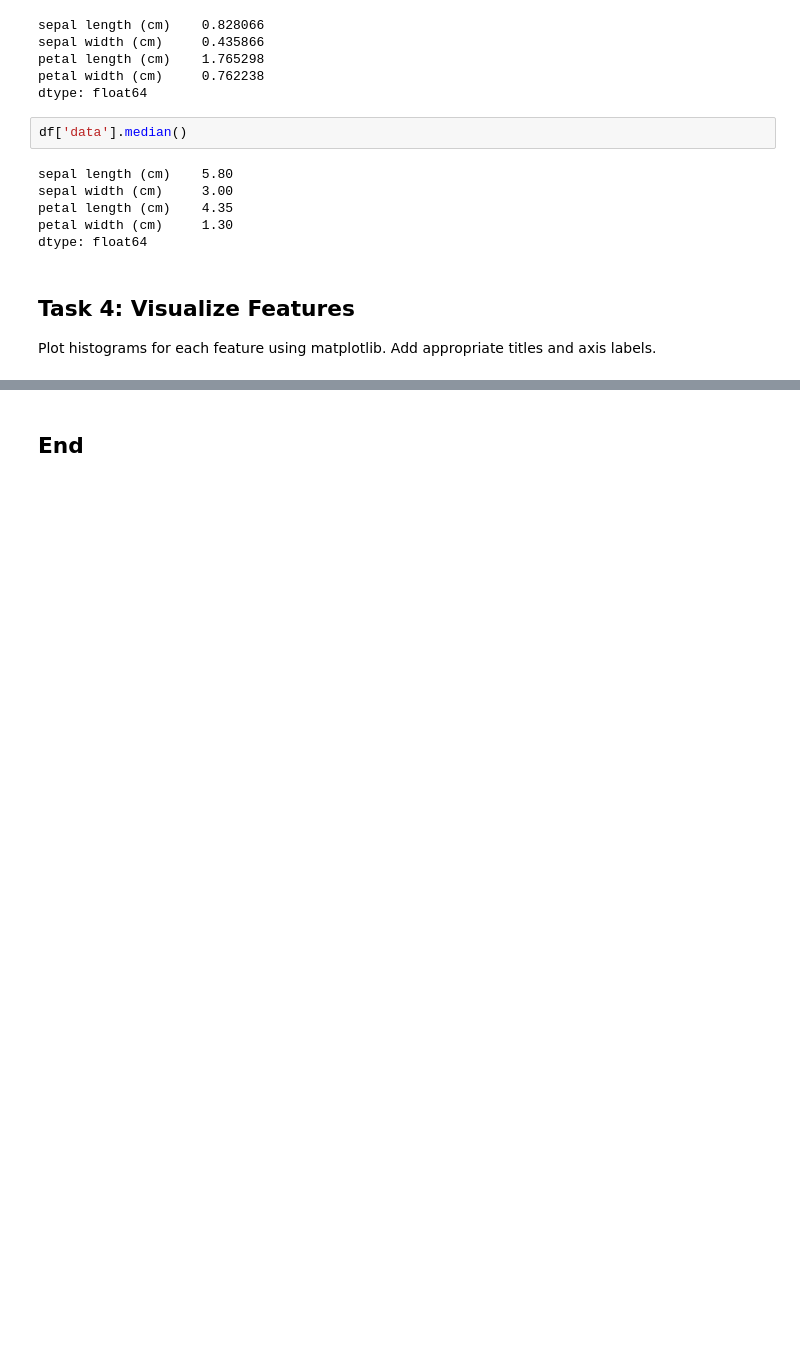
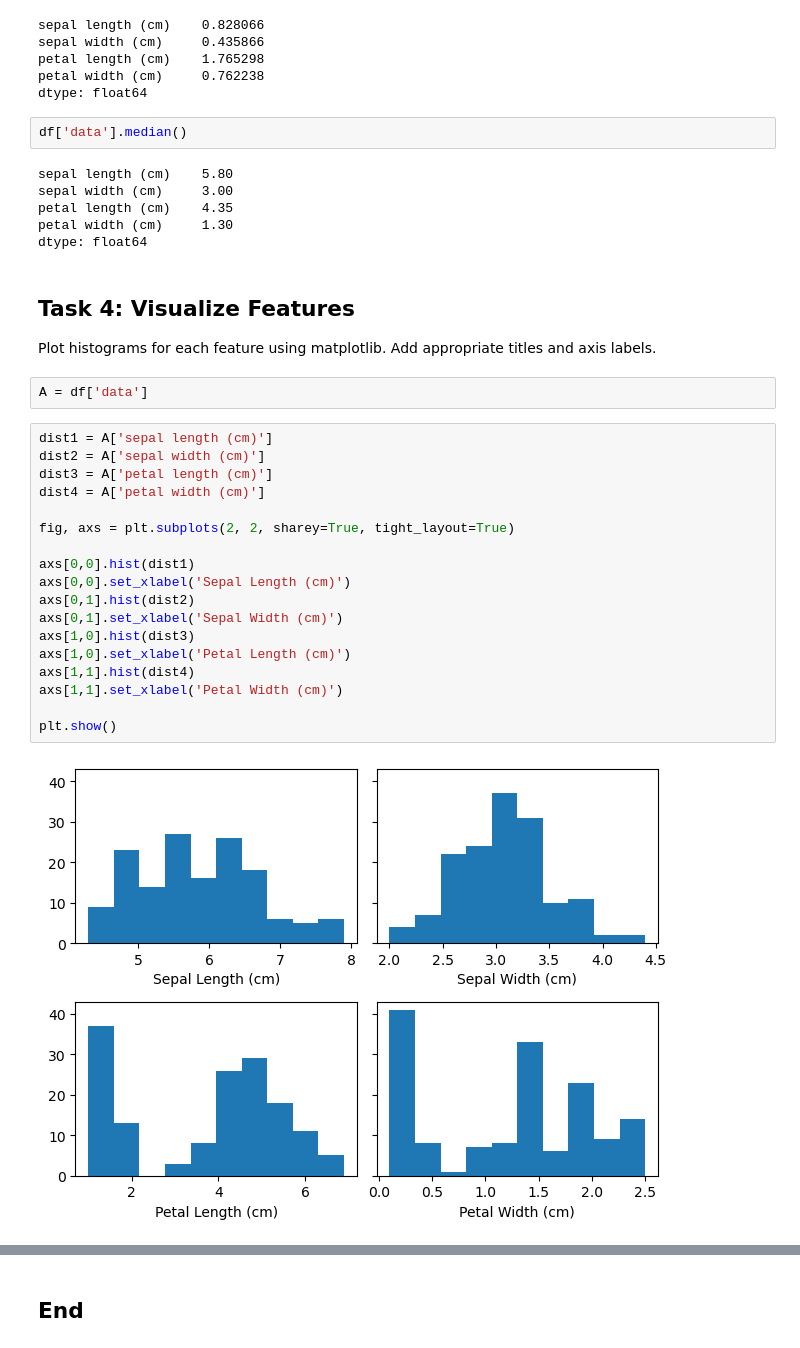
Before and after one commit to CeamanCollins/principles_of_data_analytics_assessment, a Jupyter notebook: tasks.ipynb, the cells around one changed output, grey strips where cells are left out. Drawn from its saved outputs; the diff is of its cells as text; blank space fills up the shorter version.

```diff
--- a/tasks.ipynb
+++ b/tasks.ipynb
@@ -132,3 +133,25 @@ dtype: float64
 
 Plot histograms for each feature using matplotlib.
 Add appropriate titles and axis labels.
+# %%
+A = df['data']
+# %%
+dist1 = A['sepal length (cm)']
+dist2 = A['sepal width (cm)']
+dist3 = A['petal length (cm)']
+dist4 = A['petal width (cm)']
+
+fig, axs = plt.subplots(2, 2, sharey=True, tight_layout=True)
+
+axs[0,0].hist(dist1)
+axs[0,0].set_xlabel('Sepal Length (cm)')
+axs[0,1].hist(dist2)
+axs[0,1].set_xlabel('Sepal Width (cm)')
+axs[1,0].hist(dist3)
+axs[1,0].set_xlabel('Petal Length (cm)')
+axs[1,1].hist(dist4)
+axs[1,1].set_xlabel('Petal Width (cm)')
+
+plt.show()
+# %% [output]
+[figure, added]
```
Also changed, not shown: parts of 3 cells of this notebook.
